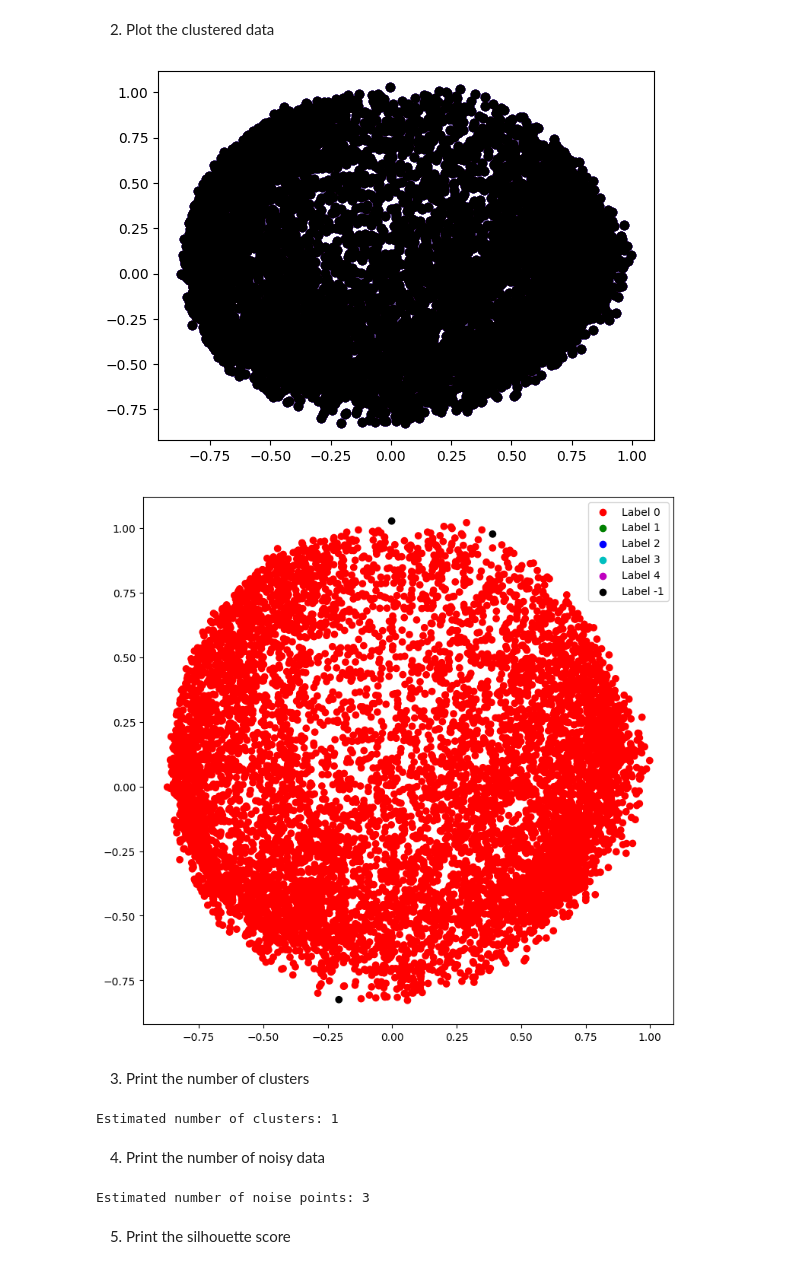
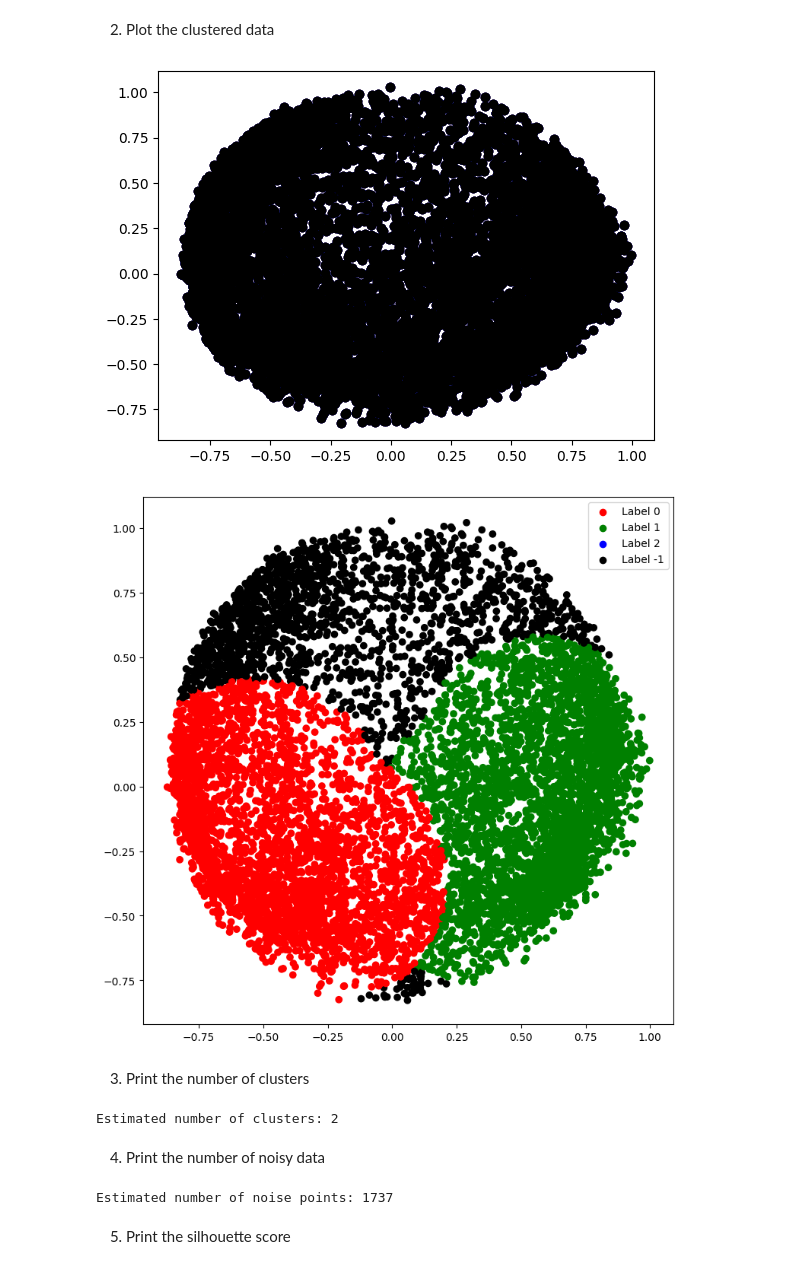
Before and after one commit to wintercutie/CCADMACL_EXERCISES_COM222ML, a Jupyter notebook: Exercise4.ipynb, the cells around one changed output. Drawn from its saved outputs; the diff is of its cells as text; code cells hidden in the pictures.

```diff
--- a/Exercise4.ipynb
+++ b/Exercise4.ipynb
@@ -120,37 +120,33 @@ plt.show()
 # %% [markdown]
 **1**. Train a DBSCAN model
 # %%
-# Train a DBSCAN model with specified parameters
-db = DBSCAN(eps=0.051049622685066, min_samples=4).fit(X_principal)
+db = DBSCAN(eps=0.4, min_samples=1900).fit(X_principal) # Example parameters, adjust as needed
 labels = db.labels_
 # %% [markdown]
 2. Plot the clustered data
 # %%
-# Plot the clustered data (similar to the previous plot, but with new labels)
 colours = {}
 colours[0] = 'r'
 colours[1] = 'g'
 colours[2] = 'b'
-colours[3] = 'c'
-colours[4] = 'm'
 colours[-1] = 'k'
 
 cvec = [colours[label] for label in labels]
 
-r = plt.scatter(X_principal['P1'], X_principal['P2'], color='r');
-g = plt.scatter(X_principal['P1'], X_principal['P2'], color='g');
-b = plt.scatter(X_principal['P1'], X_principal['P2'], color='b');
-c = plt.scatter(X_principal['P1'], X_principal['P2'], color='c');
-m = plt.scatter(X_principal['P1'], X_principal['P2'], color='m');
-k = plt.scatter(X_principal['P1'], X_principal['P2'], color='k');
+r = plt.scatter(X_principal['P1'], X_principal['P2'], color ='r');
+g = plt.scatter(X_principal['P1'], X_principal['P2'], color ='g');
+b = plt.scatter(X_principal['P1'], X_principal['P2'], color ='b');
+k = plt.scatter(X_principal['P1'], X_principal['P2'], color ='k');
 
-plt.figure(figsize=(9, 9))
-plt.scatter(X_principal['P1'], X_principal['P2'], c=cvec)
-plt.legend((r, g, b, c, m, k), ('Label 0', 'Label 1', 'Label 2', 'Label 3', 'Label 4', 'Label -1'))
+plt.figure(figsize =(9, 9))
+plt.scatter(X_principal['P1'], X_principal['P2'], c = cvec)
+
+plt.legend((r, g, b, k), ('Label 0', 'Label 1', 'Label 2', 'Label -1'))
+
 plt.show()
 # %% [output]
 [figure]
-[figure, old version]
+[figure, new version]
 # %% [markdown]
 3. Print the number of clusters
 # %%
@@ -158,7 +154,7 @@ n_clusters_ = len(set(labels)) - (1 if -1 in labels else 0)
 
 print('Estimated number of clusters: %d' % n_clusters_)
 # %% [output]
-Estimated number of clusters: 1
+Estimated number of clusters: 2
 # %% [markdown]
 4. Print the number of noisy data
 # %%
@@ -166,7 +162,7 @@ n_noise_ = list(labels).count(-1)
 
 print('Estimated number of noise points: %d' % n_noise_)
 # %% [output]
-Estimated number of noise points: 3
+Estimated number of noise points: 1737
 # %% [markdown]
 5. Print the silhouette score
 # %%
```
Also changed, not shown: parts of 1 cell of this notebook.
